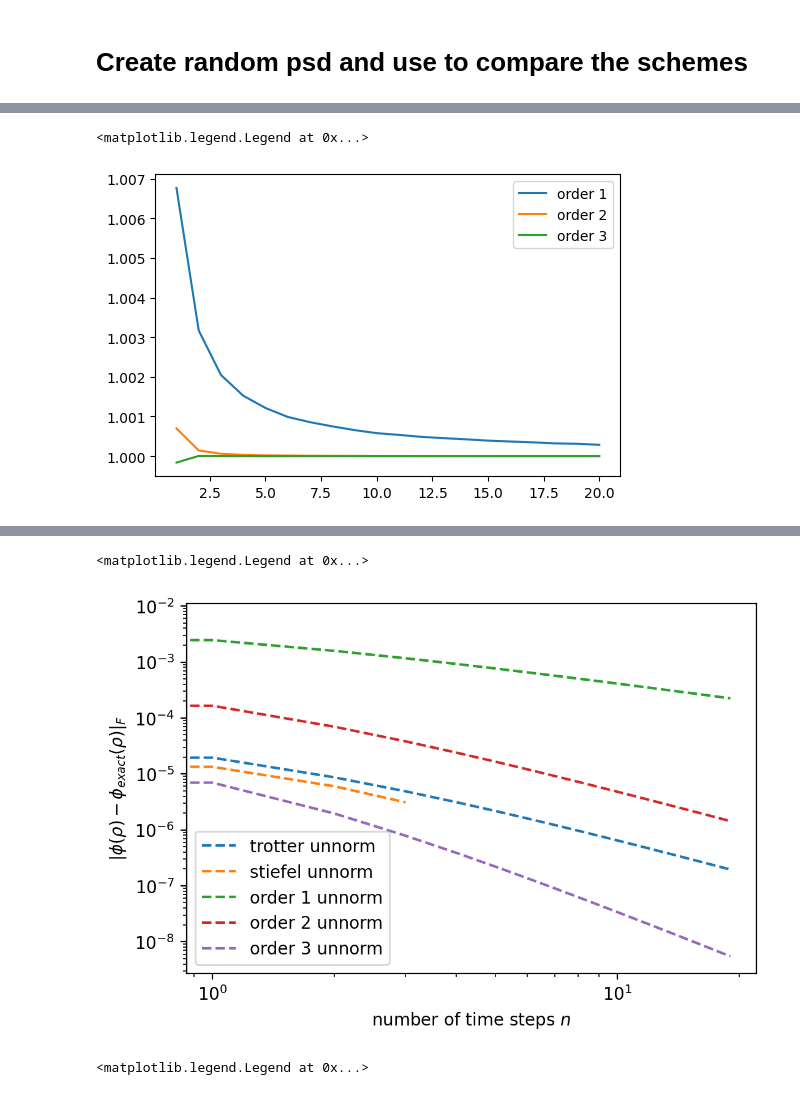
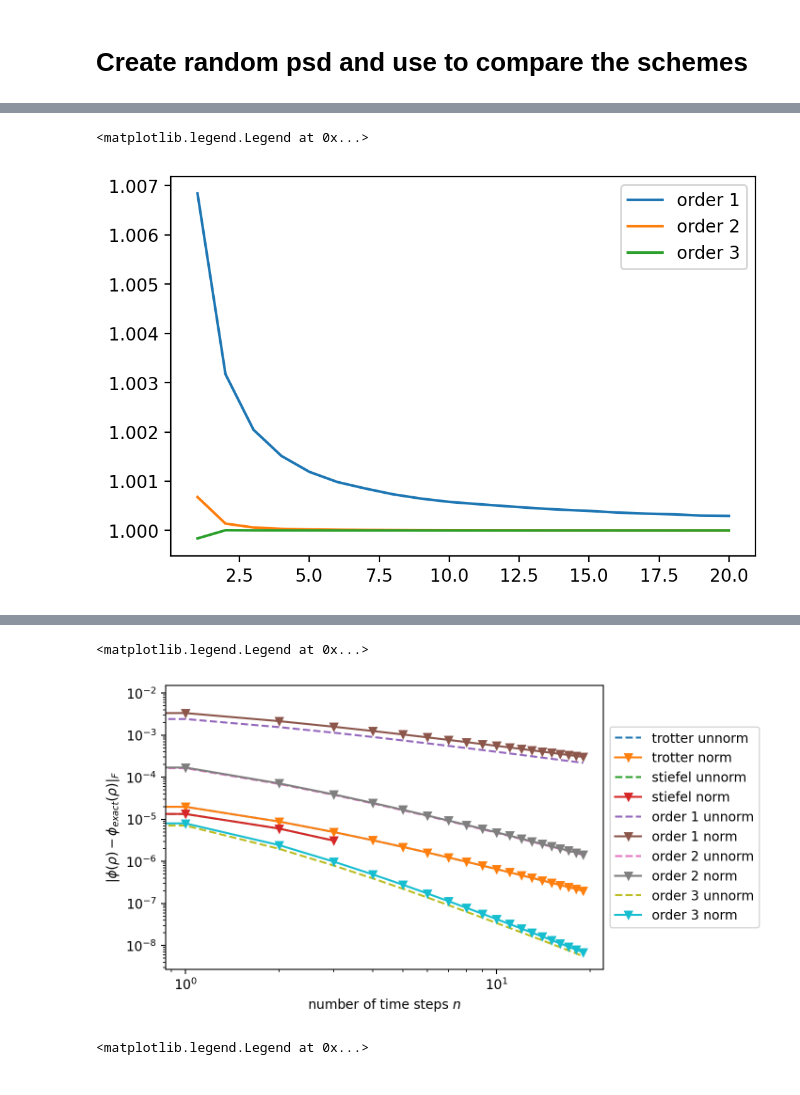
Before and after one commit to EmilianoG-byte/opentn, a Jupyter notebook: experiments/structure_preserving.ipynb, the cells around one changed output, grey strips where cells are left out. Drawn from its saved outputs; the diff is of its cells as text; code cells hidden in the pictures.

```diff
--- a/experiments/structure_preserving.ipynb
+++ b/experiments/structure_preserving.ipynb
@@ -405,14 +410,14 @@ for superop in superop_ord_2_ts:
 for superop in superop_ord_3_ts:
     traces_ord_3.append(compute_trace_superop(superop))
 
-fig = plt.figure(dpi=100)
+fig = plt.figure(dpi=200)
 plt.plot(range(1, len(traces_ord_1) + 1), traces_ord_1, label='order 1')
 plt.plot(range(1, len(traces_ord_2) + 1), traces_ord_2, label='order 2')
 plt.plot(range(1, len(traces_ord_3) + 1), traces_ord_3, label='order 3')
 plt.legend()
 # %% [output]
 <matplotlib.legend.Legend at 0x...>
-[figure, old version]
+[figure, new version]
 # %%
 traces_ord_1
 # %% [output]
@@ -439,16 +444,17 @@ traces_ord_1
 # %%
 # without dividing by the trace
 labels = ['trotter', 'stiefel', 'order 1', 'order 2', 'order 3']
 fig = plt.figure(dpi=200)
 plt.ylabel(r'$ \left| \phi(\rho) - \phi_{exact}(\rho) \right|_F $')
 plt.xlabel('number of time steps $n$')
 for i, (unnorm, norm) in enumerate(zip(errors_unnorm, errors_norm)):
     plt.loglog(unnorm, '--', label=labels[i] + ' unnorm')
-    # plt.loglog(norm, '-v', label=labels[i] + ' norm')
-plt.legend()
+    plt.loglog(norm, '-v', label=labels[i] + ' norm')
+# Place the legend outside the plot
+plt.legend(loc='center left', bbox_to_anchor=(1, 0.5))
 # %% [output]
 <matplotlib.legend.Legend at 0x...>
-[figure, old version]
+[figure, new version]
 # %%
 labels = ['trotter', 'stiefel', 'order 1', 'order 2', 'order 3']
 fig = plt.figure(dpi=200)
```
Also changed, not shown: parts of 5 cells of this notebook, 9 other files.
